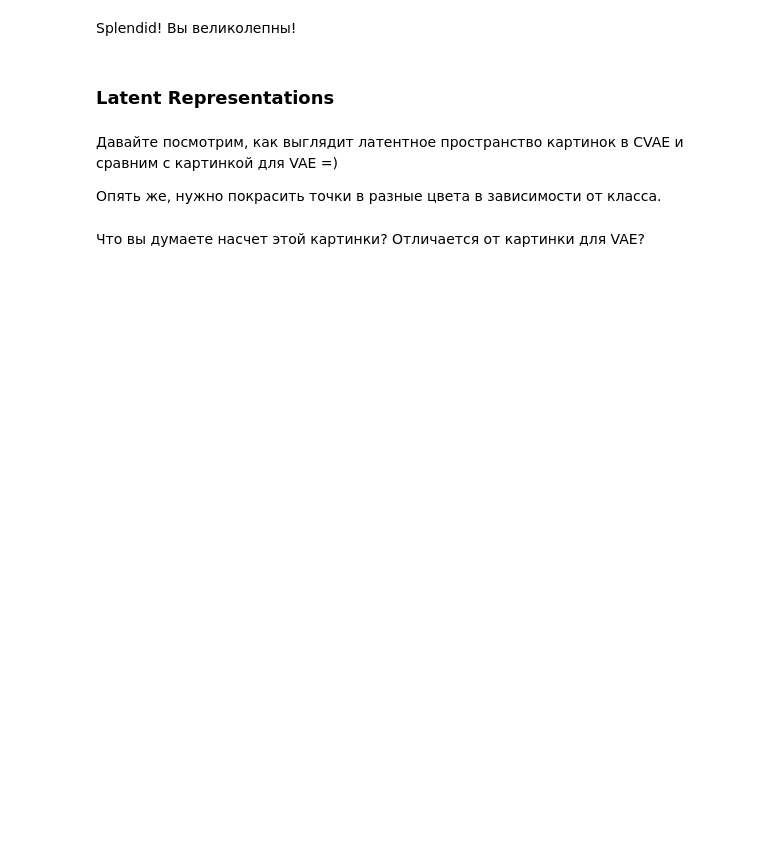
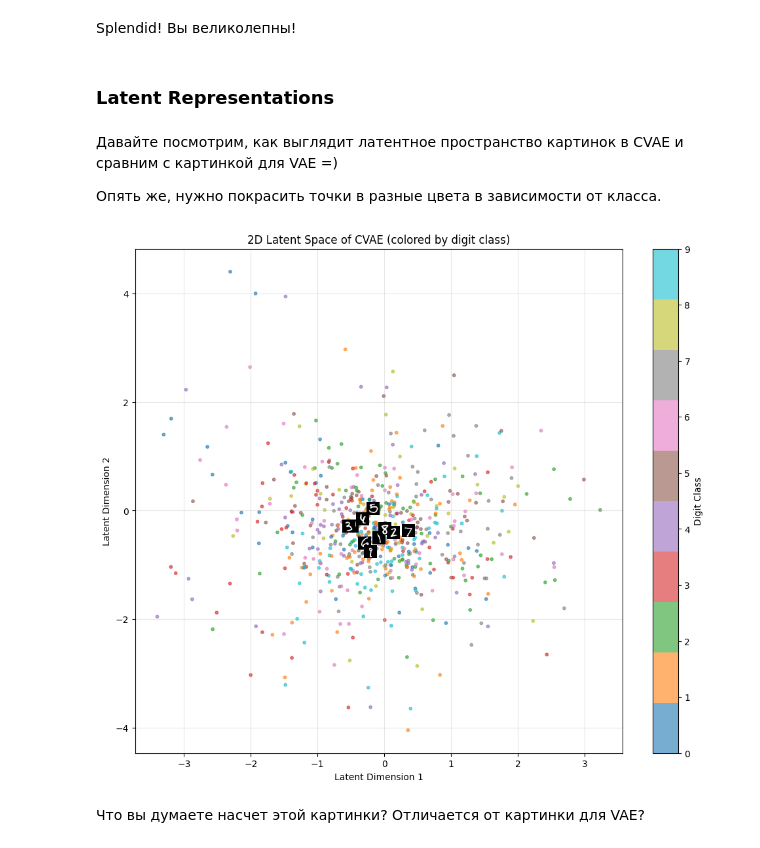
Before and after one commit to alex-chin/dsl_part_1_ml_cv, a Jupyter notebook: week_10_AE_VAE/Homework/hw_7_part_3_cvae.ipynb, the cells around one changed output. Cells and saved outputs as stored; diff of their text form; code cells hidden in the pictures; blank space fills up the shorter version.

```diff
--- a/week_10_AE_VAE/Homework/hw_7_part_3_cvae.ipynb
+++ b/week_10_AE_VAE/Homework/hw_7_part_3_cvae.ipynb
@@ -226,2 +387,8 @@ TSNE
+# %%
+
+# Для использования:
+plot_latent_2d_cvae(model, test_loader, num_batches=20, device=device)
+# %% [output]
+[figure, added]
 # %% [markdown]
 Что вы думаете насчет этой картинки? Отличается от картинки для VAE?
```
Also changed, not shown: parts of 18 cells of this notebook.
